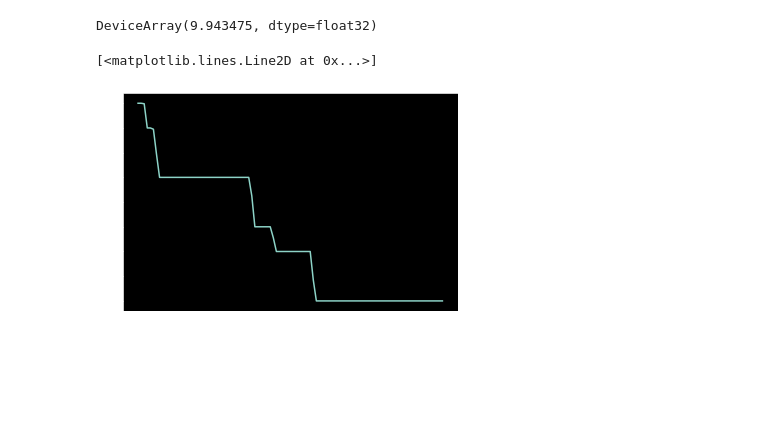
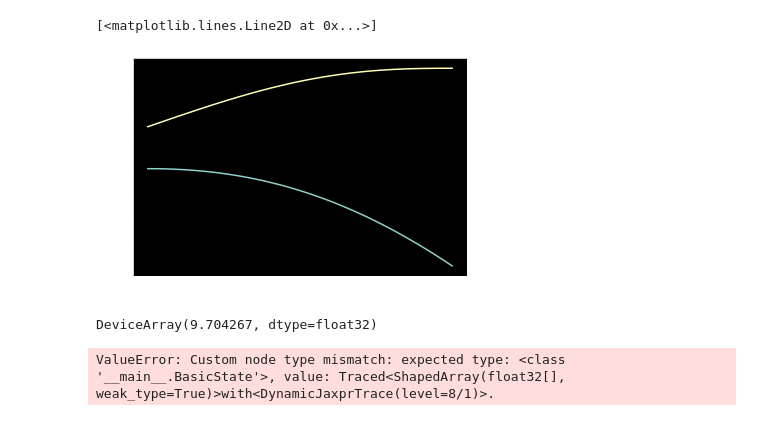
Before and after one commit to Steel-Lab-Oxford/core-bioreaction-simulation, a Jupyter notebook: notebooks/leap_invest.ipynb, the cells around one changed output. Drawn from its saved outputs; the diff is of its cells as text; code cells hidden in the pictures; blank space fills up the shorter version.

```diff
--- a/notebooks/leap_invest.ipynb
+++ b/notebooks/leap_invest.ipynb
@@ -189,16 +215,49 @@ sol = dfx.diffeqsolve(term, solver, t0=0, t1=1, dt0=0.01, y0=10.0, saveat=saveat
+# %%
+@chex.dataclass
+class StateHolder():
+    x : chex.ArrayDevice
+    y: chex.ArrayDevice
+
+def class_term(t: float, state: StateHolder ,args) -> StateHolder:
+    x_chage = -1.0*t*state.y
+    y_change = (1-t**2)*state.x
+    return StateHolder(x = x_chage, y=y_change)
+
+term2 = dfx.ODETerm(class_term)
+solver2 = dfx.Euler()
+saveat2 = dfx.SaveAt(ts = jnp.linspace(0,1,100))
+sol2 = dfx.diffeqsolve(term2, solver2, t0=0, t1=1, dt0=0.01, y0=StateHolder(x=1.0, y = 1.4), saveat=saveat2)
+
+plt.plot(sol2.ys.x)
+plt.plot(sol2.ys.y)
+# %% [output]
+[<matplotlib.lines.Line2D at 0x...>]
+[figure, added]
 # %%
 def to_vmap(n):
-    term = dfx.ControlTerm(f, SolutionDependentControl(BetterPoisson(jr.PRNGKey(n))))
+    term = dfx.ControlTerm(f, SolutionDependentControl(BasicPoisson(jr.PRNGKey(n))))
     return dfx.diffeqsolve(term, solver, t0=0, t1=1, dt0=0.01, y0=10.0, saveat=dfx.SaveAt(ts = jnp.array([1.0]))).ys[0]
 
 outcome_getter = jax.vmap(to_vmap)
+
+outcome_getter(jnp.arange(1000)).mean()*jnp.e
+# %% [output]
+DeviceArray(9.704267, dtype=float32)
-# %%
-
-outcome_getter(jnp.arange(100000)).mean()*jnp.e
-# %% [output]
-DeviceArray(9.943475, dtype=float32)
-# %%
-plt.plot(sol.ys)
-# %% [output]
-[<matplotlib.lines.Line2D at 0x...>]
-[figure, removed]
+# %%
+key = jr.PRNGKey(3)
+
+@chex.dataclass
+class BasicState():
+    y: float
+
+f = lambda t, y, args: BasicState( y=  -1.0)
+
+trans_func = lambda y : 1.0
+
+term = dfx.ControlTerm(f, SolutionDependentControl(BasicPoisson(key, trans_func)))
+solver = TauLeapingSolutionDependentSolver(dfx.Euler())
+saveat = dfx.SaveAt(ts = jnp.linspace(0,1,100))
+sol = dfx.diffeqsolve(term, solver, t0=0, t1=1, dt0=0.01, y0= BasicState( y= 10.0), saveat=saveat)
+plt.plot(sol.ys)
+# %% [output]
+ValueError: Custom node type mismatch: expected type: <class '__main__.BasicState'>, value: Traced<ShapedArray(float32[], weak_type=True)>with<DynamicJaxprTrace(level=8/1)>.
```
Also changed, not shown: parts of 7 cells of this notebook, 9 other files.
